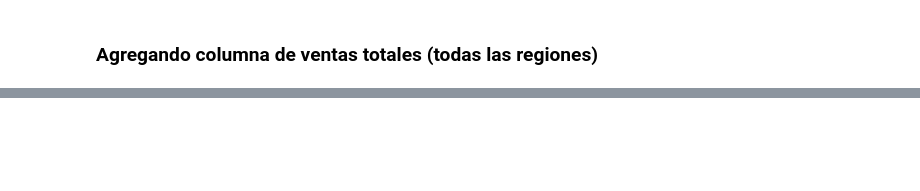
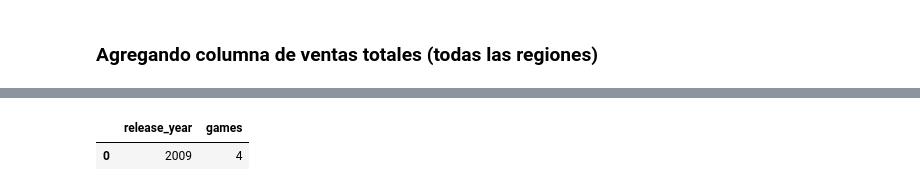
Before and after one commit to rodwayne/tt-sprint6-project, a Jupyter notebook: project.ipynb, the cells around one changed output, grey strips where cells are left out. Saved outputs shown, nothing was run; the diff lists cells and outputs as text; code cells hidden in the pictures; blank space fills up the shorter version.

```diff
--- a/project.ipynb
+++ b/project.ipynb
@@ -194,0 +218,5 @@ df_games['total_sales'] = df_games[sales_columns].sum(axis=1).round(2)
+# %%
+df_games.loc[df_games['name'] == 'Guitar Hero: Van Halen'].groupby('release_year')['name'].count().reset_index(name='games')
+# %% [output]
+|  | release_year | games |
+| 0 | 2009 | 4 |
```
Also changed, not shown: parts of 8 cells of this notebook.
